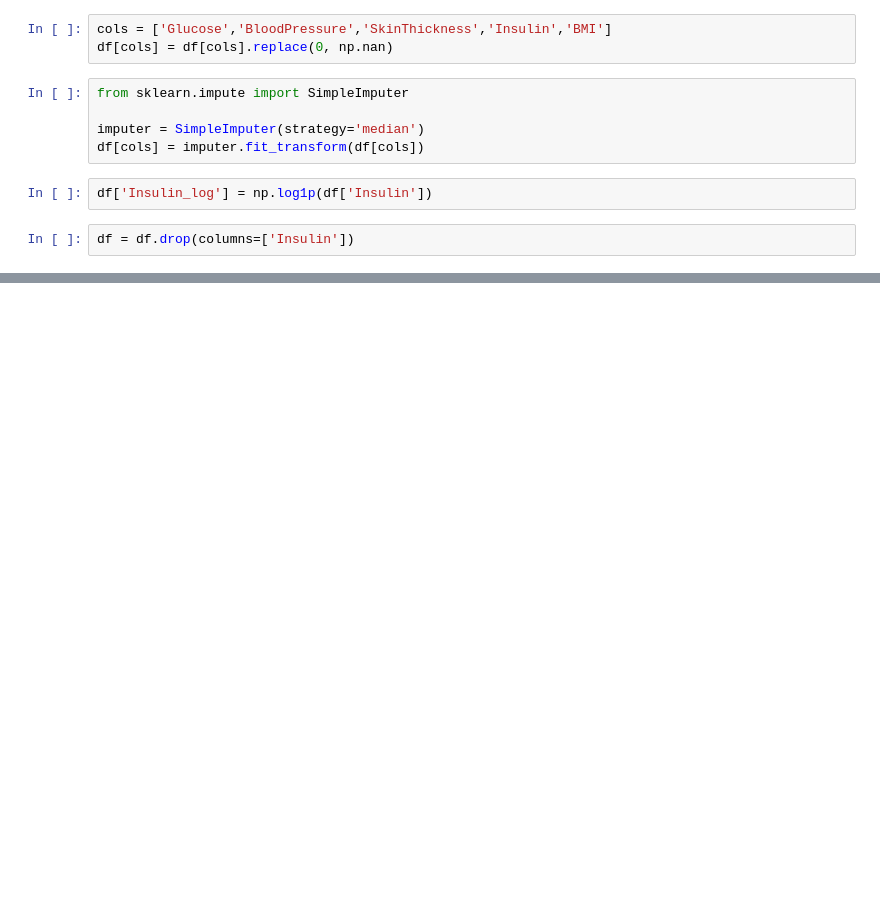
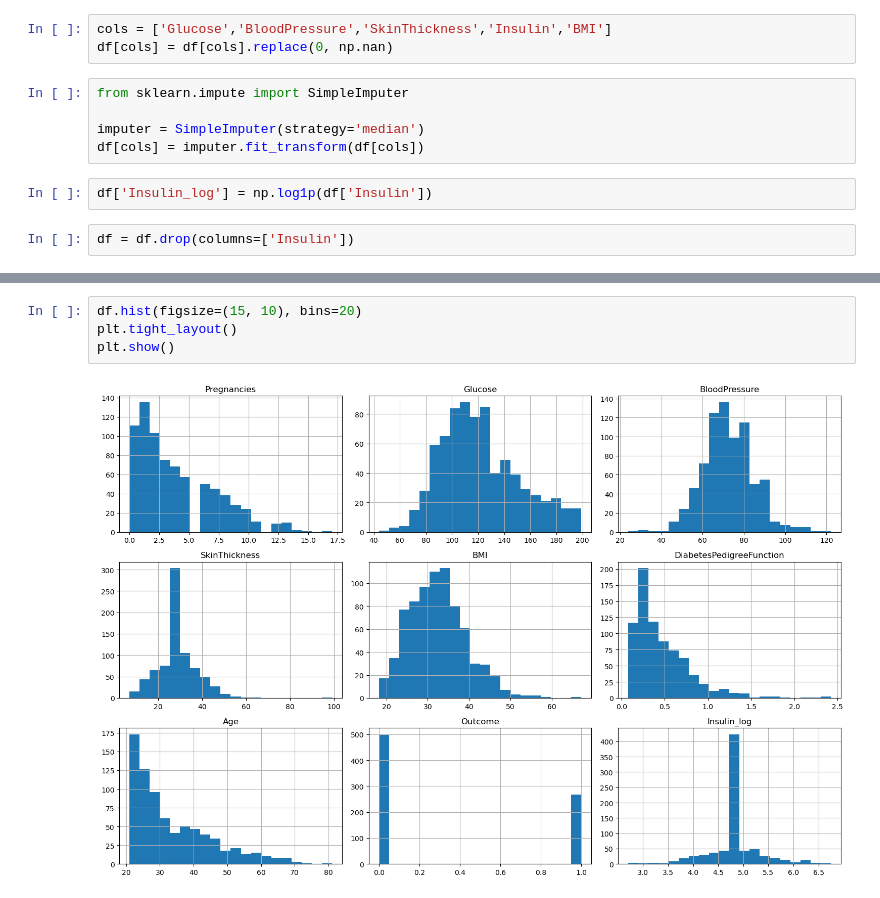
Before and after one commit to hassanh7n/diabetes_classification, a Jupyter notebook: notebooks/01_EDA.ipynb, the cells around one changed output, grey strips where cells are left out. Cells and saved outputs as stored; diff of their text form; blank space fills up the shorter version.

```diff
--- a/notebooks/01_EDA.ipynb
+++ b/notebooks/01_EDA.ipynb
@@ -85,0 +103,6 @@ df.describe()
+# %%
+df.hist(figsize=(15, 10), bins=20)
+plt.tight_layout()
+plt.show()
+# %% [output]
+[figure, added]
```
Also changed, not shown: parts of 12 cells of this notebook.
